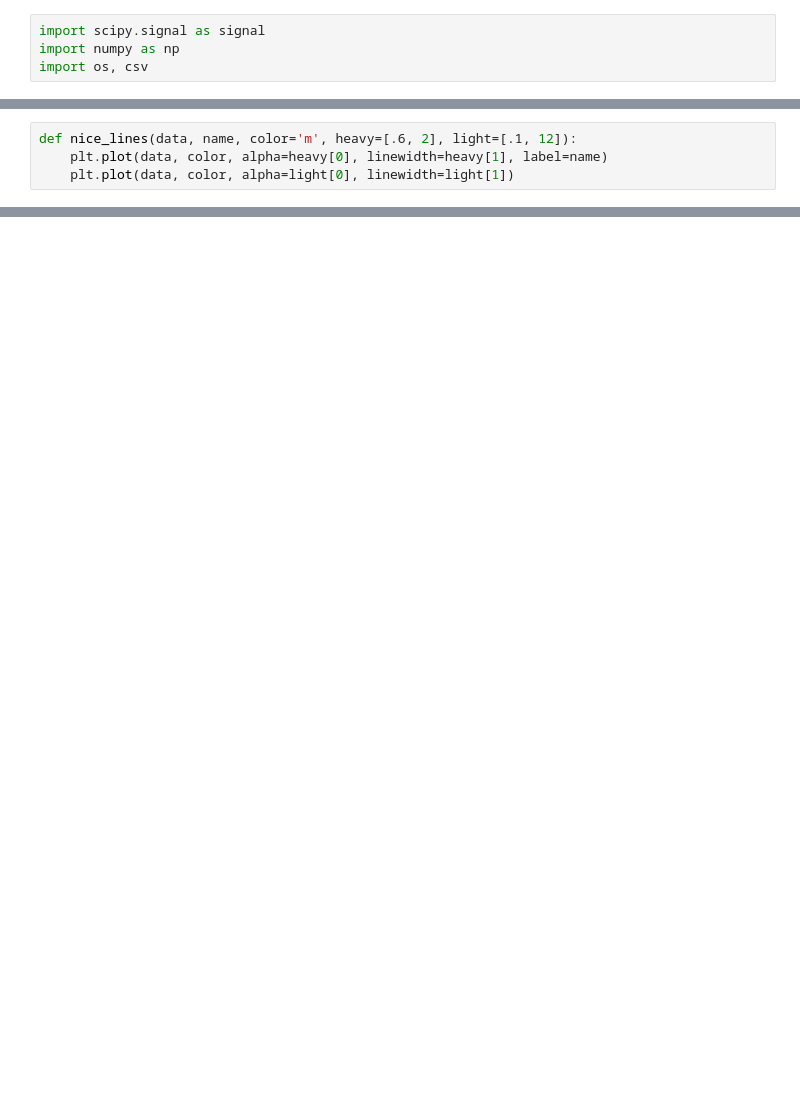
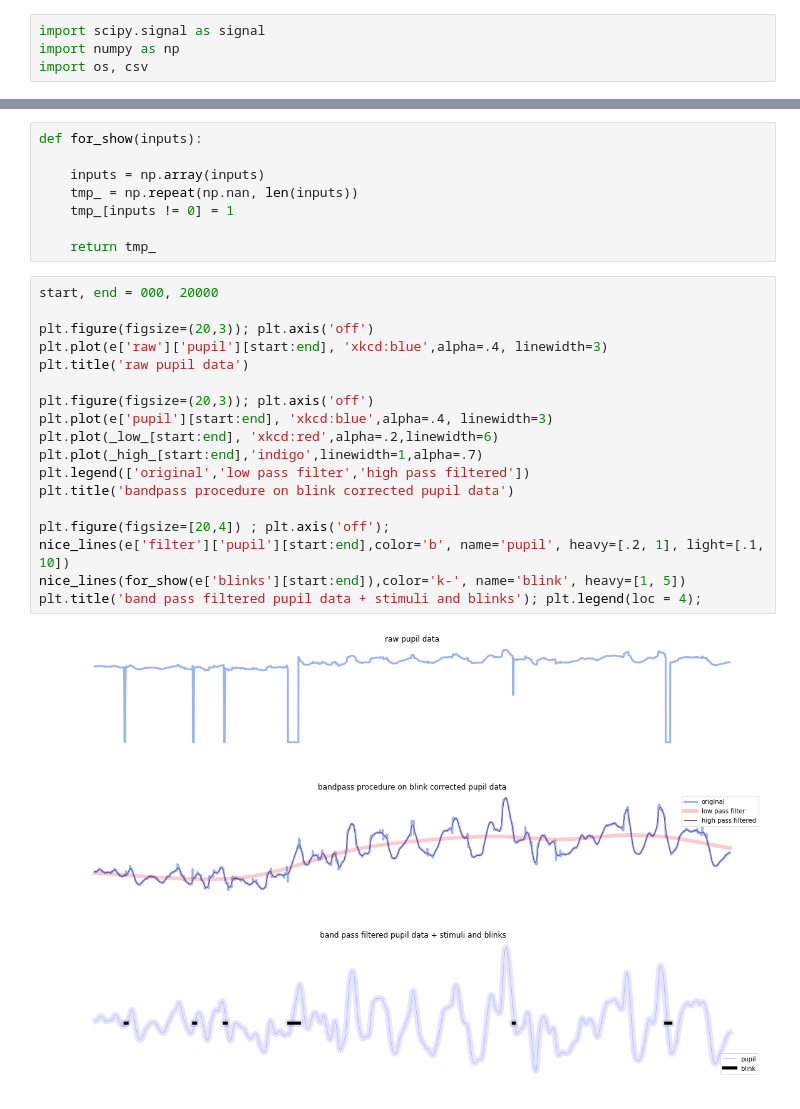
Before and after one commit to tzler/social_structure_learning, a Jupyter notebook: analysis/gaze/pupil_functions.ipynb, the cells around one changed output, grey strips where cells are left out. Saved outputs shown, nothing was run; the diff lists cells and outputs as text; blank space fills up the shorter version.

```diff
--- a/analysis/gaze/pupil_functions.ipynb
+++ b/analysis/gaze/pupil_functions.ipynb
@@ -301,4 +365,0 @@ import matplotlib.pylab as plt
-# %%
-def nice_lines(data, name, color='m', heavy=[.6, 2], light=[.1, 12]):
-    plt.plot(data, color, alpha=heavy[0], linewidth=heavy[1], label=name)
-    plt.plot(data, color, alpha=light[0], linewidth=light[1])
@@ -551,0 +374,30 @@ plt.title('final pupil timecourse')
+# %%
+def for_show(inputs):
+
+    inputs = np.array(inputs)
+    tmp_ = np.repeat(np.nan, len(inputs))
+    tmp_[inputs != 0] = 1
+
+    return tmp_
+# %%
+start, end = 000, 20000
+
+plt.figure(figsize=(20,3)); plt.axis('off')
+plt.plot(e['raw']['pupil'][start:end], 'xkcd:blue',alpha=.4, linewidth=3)
+plt.title('raw pupil data')
+
+plt.figure(figsize=(20,3)); plt.axis('off')
+plt.plot(e['pupil'][start:end], 'xkcd:blue',alpha=.4, linewidth=3)
+plt.plot(_low_[start:end], 'xkcd:red',alpha=.2,linewidth=6)
+plt.plot(_high_[start:end],'indigo',linewidth=1,alpha=.7)
+plt.legend(['original','low pass filter','high pass filtered'])
+plt.title('bandpass procedure on blink corrected pupil data')
+
+plt.figure(figsize=[20,4]) ; plt.axis('off');
+nice_lines(e['filter']['pupil'][start:end],color='b', name='pupil', heavy=[.2, 1], light=[.1, 10])
+nice_lines(for_show(e['blinks'][start:end]),color='k-', name='blink', heavy=[1, 5])
+plt.title('band pass filtered pupil data + stimuli and blinks'); plt.legend(loc = 4);
+# %% [output]
+[figure, added]
+[figure, added]
+[figure, added]
```
Also changed, not shown: parts of 18 cells of this notebook.
